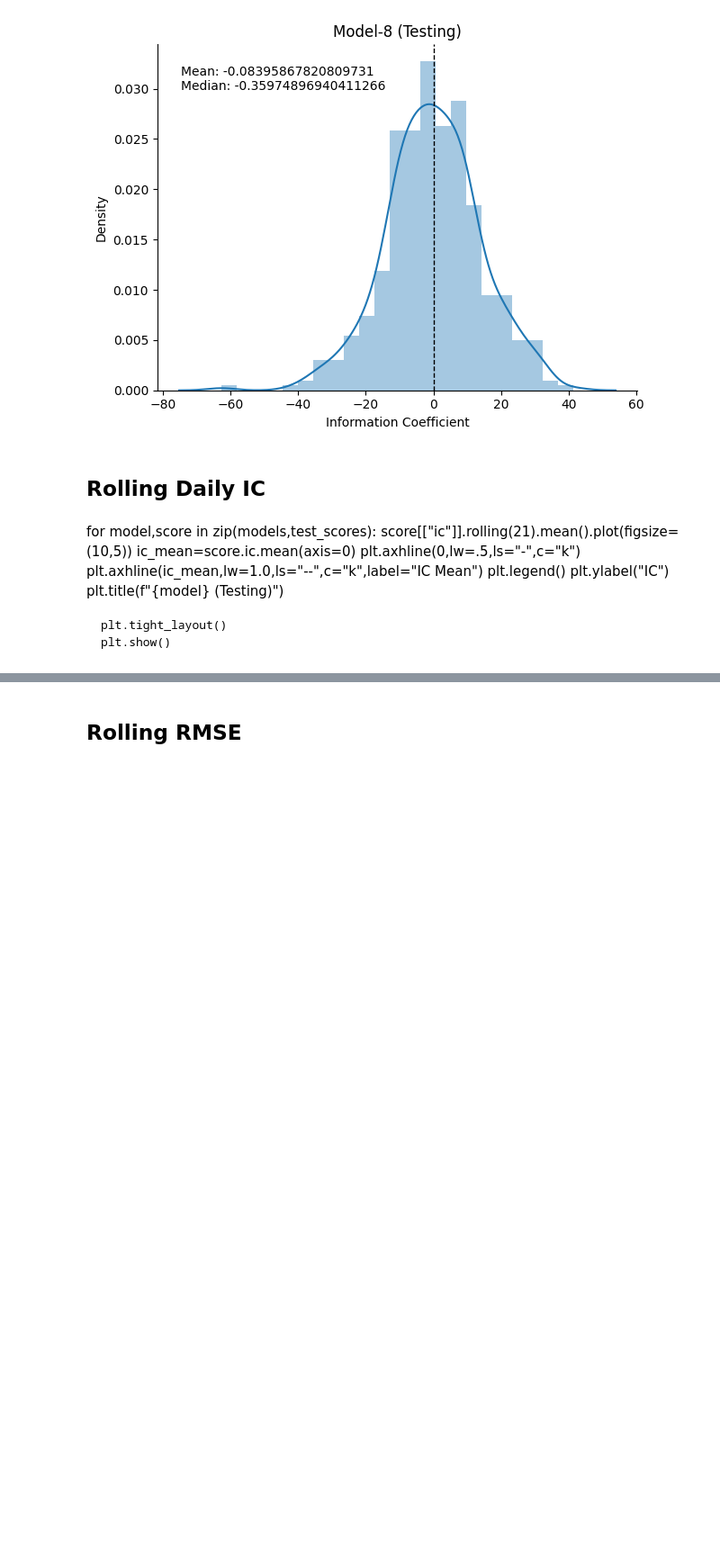
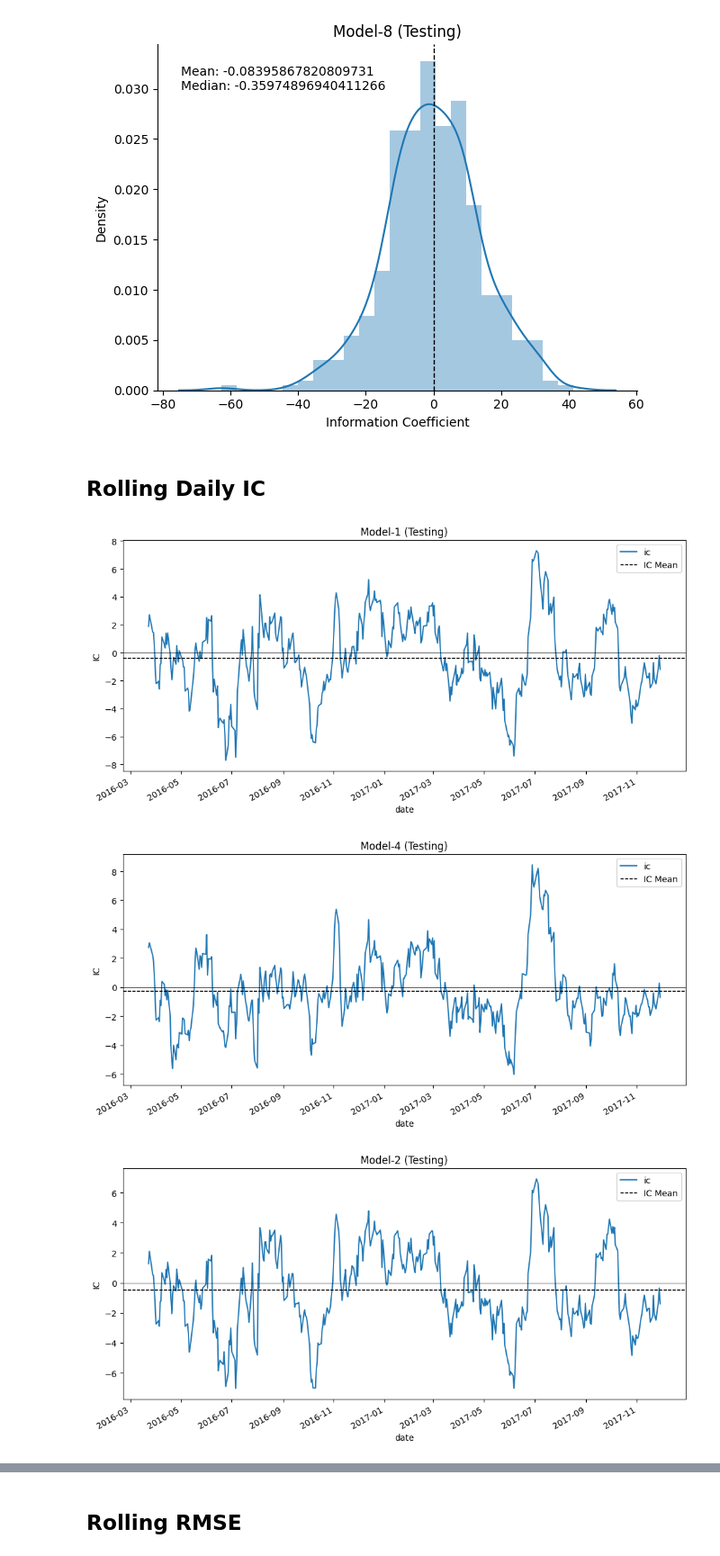
Before and after one commit to spiralMonster/AlphaLine, a Jupyter notebook: Analysing_Models.ipynb, the cells around one changed output, grey strips where cells are left out. Shown at 90% size. Drawn from its saved outputs; the diff is of its cells as text; code cells hidden in the pictures; blank space fills up the shorter version.

```diff
--- a/Analysing_Models.ipynb
+++ b/Analysing_Models.ipynb
@@ -593,3 +586,5 @@ model8_test_predictions,model8_test_scores=model8_tester.test(test_X=model8_test
+# %%
+model8_test_predictions,model8_test_scores=model8_tester.test(test_X=model8_test_X,test_Y=model8_test_Y)
 # %% [markdown]
 #### Saving Predictions
 # %%
@@ -691,15 +686,19 @@ for model,score in zip(models,test_scores):
 [figure]
 # %% [markdown]
 ## Rolling Daily IC
-# %% [markdown]
-for model,score in zip(models,test_scores):
-    score[["ic"]].rolling(21).mean().plot(figsize=(10,5))
-    ic_mean=score.ic.mean(axis=0)
-    plt.axhline(0,lw=.5,ls="-",c="k")
-    plt.axhline(ic_mean,lw=1.0,ls="--",c="k",label="IC Mean")
-    plt.legend()
-    plt.ylabel("IC")
-    plt.title(f"{model} (Testing)")
-
-    plt.tight_layout()
-    plt.show()
+# %%
+for model,score in zip(models,test_scores):
+    score[["ic"]].rolling(21).mean().plot(figsize=(10,5))
+    ic_mean=score.ic.mean(axis=0)
+    plt.axhline(0,lw=.5,ls="-",c="k")
+    plt.axhline(ic_mean,lw=1.0,ls="--",c="k",label="IC Mean")
+    plt.legend()
+    plt.ylabel("IC")
+    plt.title(f"{model} (Testing)")
+
+    plt.tight_layout()
+    plt.show()
+# %% [output]
+[figure, added]
+[figure, added]
+[figure, added]
```
Also changed, not shown: parts of 3 cells of this notebook, 17 other files.
